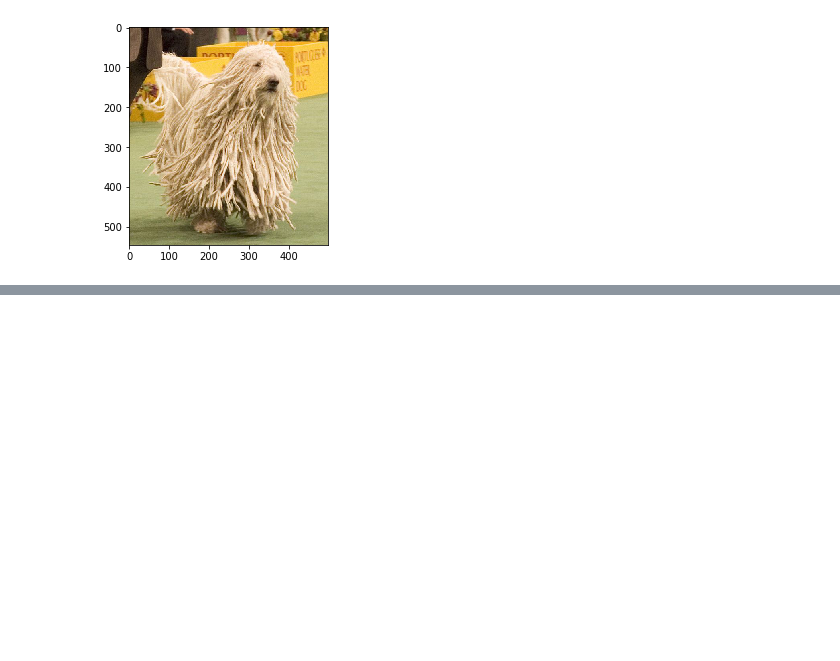
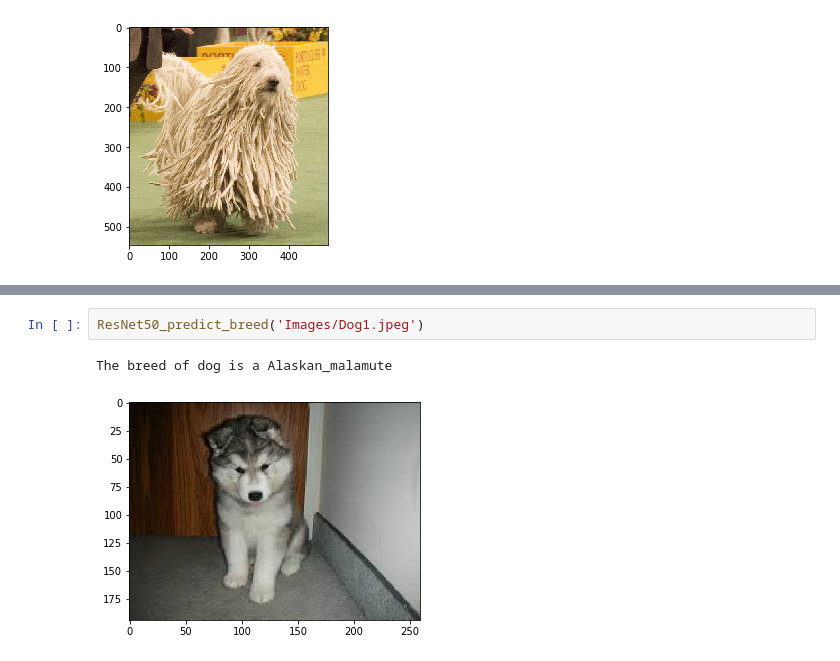
Before and after one commit to sangamek/dog-project, a Jupyter notebook: dog_app.ipynb, the cells around one changed output, grey strips where cells are left out. Saved outputs shown, nothing was run; the diff lists cells and outputs as text; blank space fills up the shorter version.

```diff
--- a/dog_app.ipynb
+++ b/dog_app.ipynb
@@ -792,0 +807,5 @@ The breed of dog is a Komondor
+# %%
+ResNet50_predict_breed('Images/Dog1.jpeg')
+# %% [output]
+The breed of dog is a Alaskan_malamute
+[figure, added]
```
Also changed, not shown: parts of 9 cells of this notebook, 1 other file.
